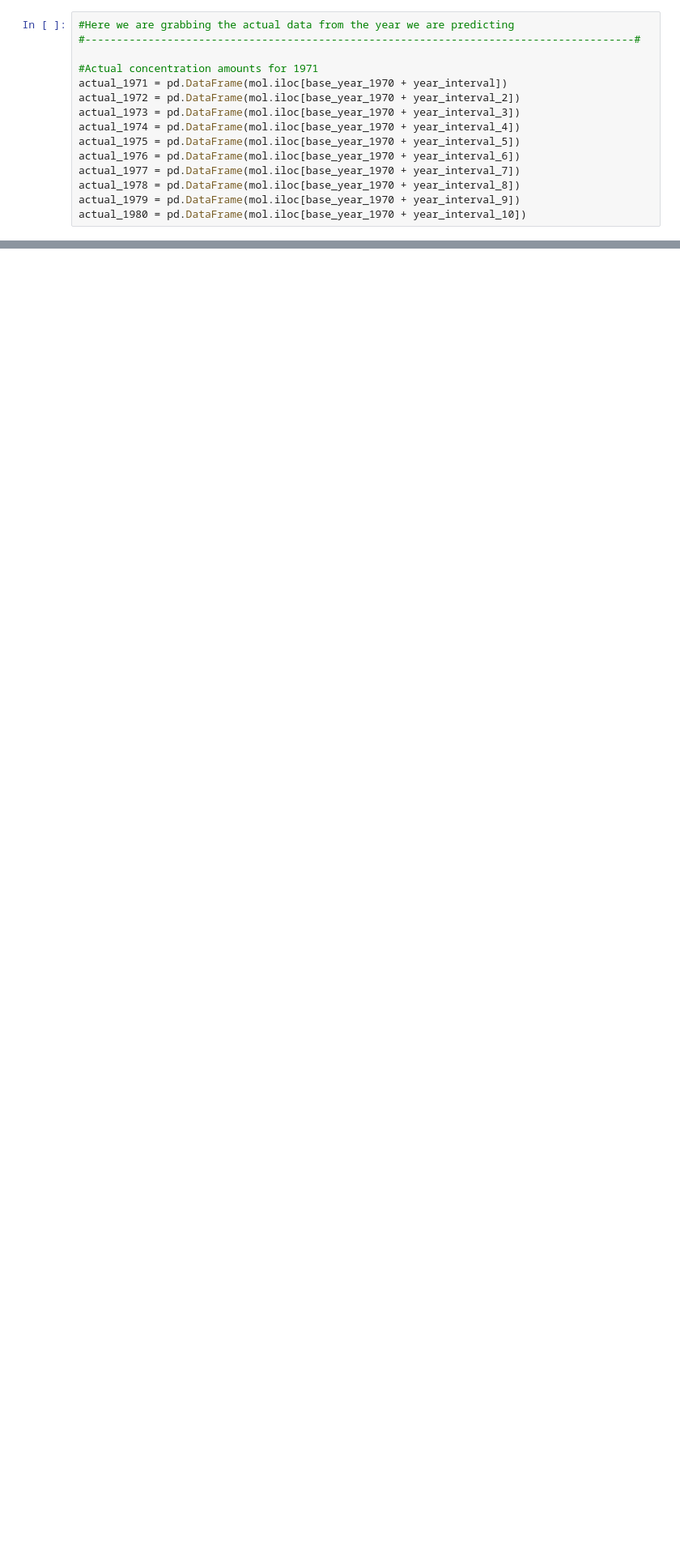
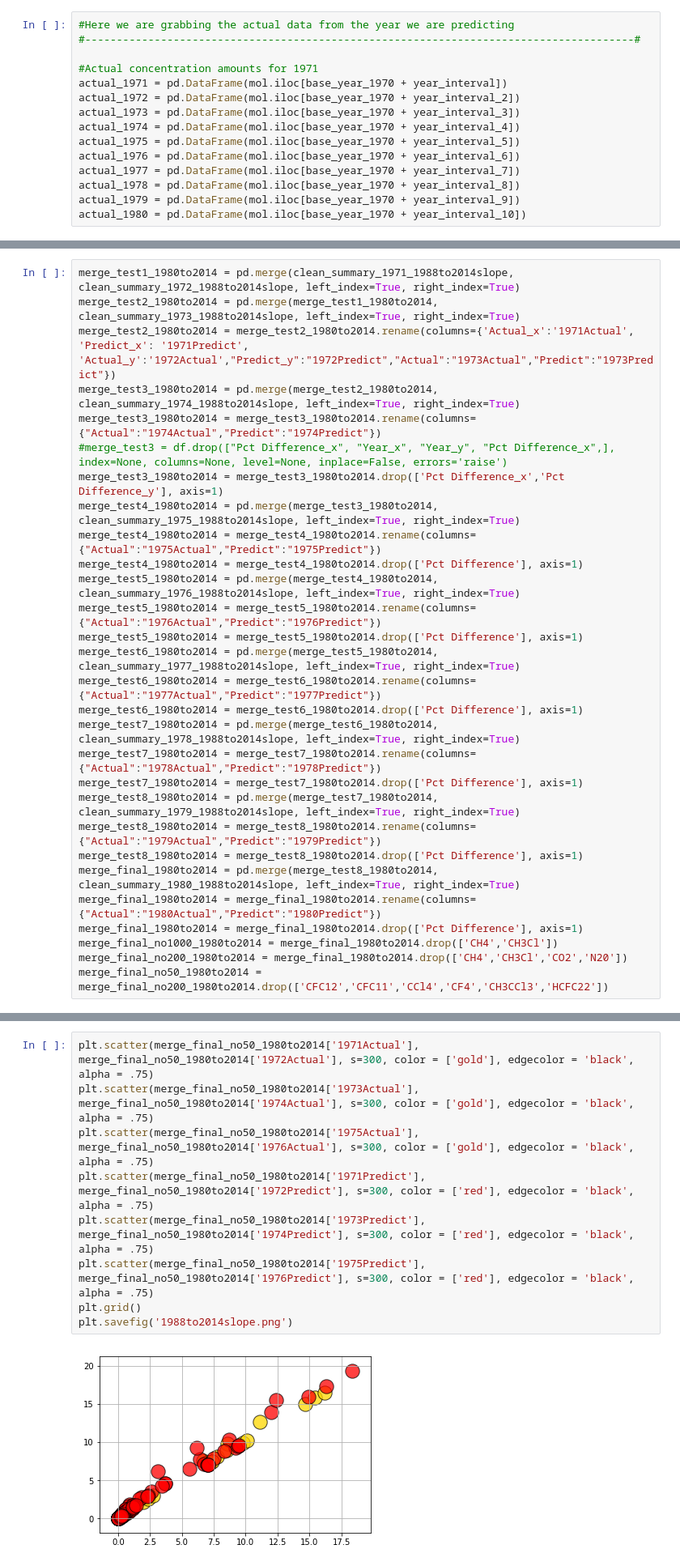
Before and after one commit to hkd8/Final-Project, a Jupyter notebook: 1970to1980 Predictions.ipynb, the cells around one changed output, grey strips where cells are left out. Shown at 81% size. Saved outputs shown, nothing was run; the diff lists cells and outputs as text; blank space fills up the shorter version.

```diff
--- a/1970to1980 Predictions.ipynb
+++ b/1970to1980 Predictions.ipynb
@@ -594,3 +946,32 @@ TypeError: '<=' not supported between instances of 'int' and 'str'
+# %%
+merge_test1_1980to2014 = pd.merge(clean_summary_1971_1988to2014slope, clean_summary_1972_1988to2014slope, left_index=True, right_index=True)
+merge_test2_1980to2014 = pd.merge(merge_test1_1980to2014, clean_summary_1973_1988to2014slope, left_index=True, right_index=True)
+merge_test2_1980to2014 = merge_test2_1980to2014.rename(columns={'Actual_x':'1971Actual', 'Predict_x': '1971Predict', 'Actual_y':'1972Actual',"Predict_y":"1972Predict","Actual":"1973Actual","Predict":"1973Predict"})
+merge_test3_1980to2014 = pd.merge(merge_test2_1980to2014, clean_summary_1974_1988to2014slope, left_index=True, right_index=True)
+merge_test3_1980to2014 = merge_test3_1980to2014.rename(columns={"Actual":"1974Actual","Predict":"1974Predict"})
+#merge_test3 = df.drop(["Pct Difference_x", "Year_x", "Year_y", "Pct Difference_x",], index=None, columns=None, level=None, inplace=False, errors='raise')
+merge_test3_1980to2014 = merge_test3_1980to2014.drop(['Pct Difference_x','Pct Difference_y'], axis=1)
+merge_test4_1980to2014 = pd.merge(merge_test3_1980to2014, clean_summary_1975_1988to2014slope, left_index=True, right_index=True)
+merge_test4_1980to2014 = merge_test4_1980to2014.rename(columns={"Actual":"1975Actual","Predict":"1975Predict"})
+merge_test4_1980to2014 = merge_test4_1980to2014.drop(['Pct Difference'], axis=1)
+merge_test5_1980to2014 = pd.merge(merge_test4_1980to2014, clean_summary_1976_1988to2014slope, left_index=True, right_index=True)
+merge_test5_1980to2014 = merge_test5_1980to2014.rename(columns={"Actual":"1976Actual","Predict":"1976Predict"})
+merge_test5_1980to2014 = merge_test5_1980to2014.drop(['Pct Difference'], axis=1)
+merge_test6_1980to2014 = pd.merge(merge_test5_1980to2014, clean_summary_1977_1988to2014slope, left_index=True, right_index=True)
+merge_test6_1980to2014 = merge_test6_1980to2014.rename(columns={"Actual":"1977Actual","Predict":"1977Predict"})
+merge_test6_1980to2014 = merge_test6_1980to2014.drop(['Pct Difference'], axis=1)
+merge_test7_1980to2014 = pd.merge(merge_test6_1980to2014, clean_summary_1978_1988to2014slope, left_index=True, right_index=True)
+merge_test7_1980to2014 = merge_test7_1980to2014.rename(columns={"Actual":"1978Actual","Predict":"1978Predict"})
+merge_test7_1980to2014 = merge_test7_1980to2014.drop(['Pct Difference'], axis=1)
+merge_test8_1980to2014 = pd.merge(merge_test7_1980to2014, clean_summary_1979_1988to2014slope, left_index=True, right_index=True)
+merge_test8_1980to2014 = merge_test8_1980to2014.rename(columns={"Actual":"1979Actual","Predict":"1979Predict"})
+merge_test8_1980to2014 = merge_test8_1980to2014.drop(['Pct Difference'], axis=1)
+merge_final_1980to2014 = pd.merge(merge_test8_1980to2014, clean_summary_1980_1988to2014slope, left_index=True, right_index=True)
+merge_final_1980to2014 = merge_final_1980to2014.rename(columns={"Actual":"1980Actual","Predict":"1980Predict"})
+merge_final_1980to2014 = merge_final_1980to2014.drop(['Pct Difference'], axis=1)
+merge_final_no1000_1980to2014 = merge_final_1980to2014.drop(['CH4','CH3Cl'])
+merge_final_no200_1980to2014 = merge_final_1980to2014.drop(['CH4','CH3Cl','CO2','N20'])
+merge_final_no50_1980to2014 = merge_final_no200_1980to2014.drop(['CFC12','CFC11','CCl4','CF4','CH3CCl3','HCFC22'])
 # %%
 import matplotlib.pyplot as plt
 
@@ -606,3 +999,14 @@ plt.grid()
+# %%
+plt.scatter(merge_final_no50_1980to2014['1971Actual'], merge_final_no50_1980to2014['1972Actual'], s=300, color = ['gold'], edgecolor = 'black', alpha = .75)
+plt.scatter(merge_final_no50_1980to2014['1973Actual'], merge_final_no50_1980to2014['1974Actual'], s=300, color = ['gold'], edgecolor = 'black', alpha = .75)
+plt.scatter(merge_final_no50_1980to2014['1975Actual'], merge_final_no50_1980to2014['1976Actual'], s=300, color = ['gold'], edgecolor = 'black', alpha = .75)
+plt.scatter(merge_final_no50_1980to2014['1971Predict'], merge_final_no50_1980to2014['1972Predict'], s=300, color = ['red'], edgecolor = 'black', alpha = .75)
+plt.scatter(merge_final_no50_1980to2014['1973Predict'], merge_final_no50_1980to2014['1974Predict'], s=300, color = ['red'], edgecolor = 'black', alpha = .75)
+plt.scatter(merge_final_no50_1980to2014['1975Predict'], merge_final_no50_1980to2014['1976Predict'], s=300, color = ['red'], edgecolor = 'black', alpha = .75)
+plt.grid()
+plt.savefig('1988to2014slope.png')
+# %% [output]
+[figure, added]
 # %%
 plt.scatter(merge_final_no50['1977Actual'], merge_final_no50['1978Actual'], s=300, color = ['gold'], edgecolor = 'black', alpha = .75)
 plt.scatter(merge_final_no50['1979Actual'], merge_final_no50['1980Actual'], s=300, color = ['gold'], edgecolor = 'black', alpha = .75)
```
Also changed, not shown: parts of 11 cells of this notebook, 6 other files.
